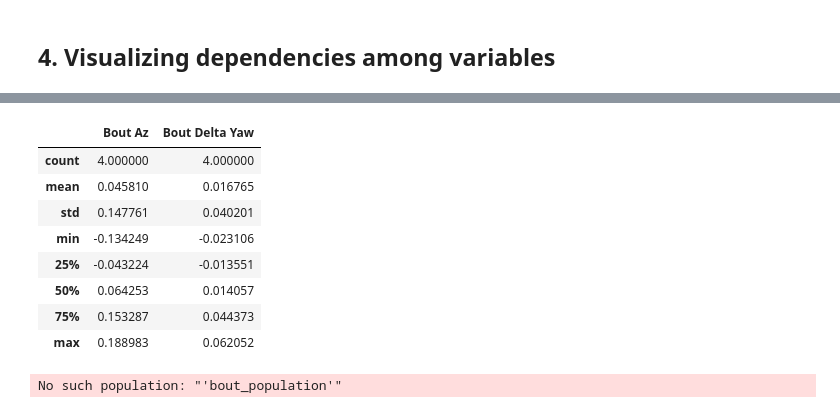
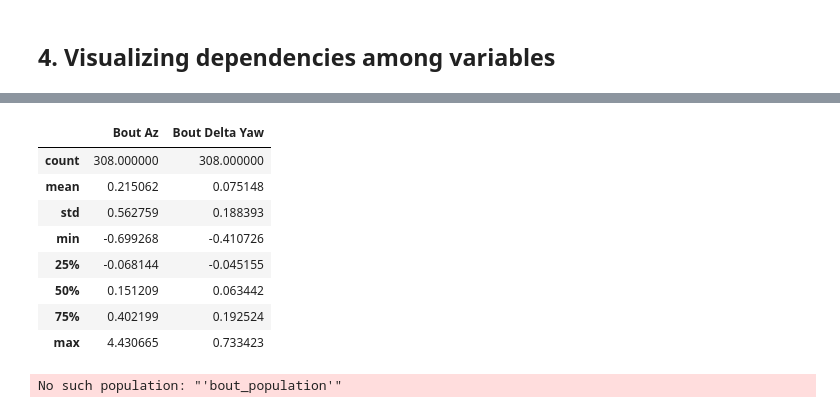
Before and after one commit to elifesciences-publications/PreycapMaster, a Jupyter notebook: Inversion_Analysis.ipynb, the cells around one changed output, grey strips where cells are left out. Cells and saved outputs as stored; diff of their text form; code cells hidden in the pictures.

```diff
--- a/Inversion_Analysis.ipynb
+++ b/Inversion_Analysis.ipynb
@@ -76,16 +77,16 @@ AttributeError: 'NoneType' object has no attribute 'describe'
 # %%
-df = %bql SELECT "Bout Az", "Bout Delta Yaw" FROM bout_table WHERE "Para Az Velocity" > 0 AND "Para Az" BETWEEN 0 AND .05
-df.describe()
+df2 = %bql SELECT "Bout Az", "Bout Delta Yaw" FROM "temp" WHERE "Para Az Velocity" < 0 AND "Para Az" BETWEEN 0 AND .1
+df2.describe()
 # %% [output]
 |  | Bout Az | Bout Delta Yaw |
-| count | 4.000000 | 4.000000 |
-| mean | 0.045810 | 0.016765 |
-| std | 0.147761 | 0.040201 |
-| min | -0.134249 | -0.023106 |
-| 25% | -0.043224 | -0.013551 |
-| 50% | 0.064253 | 0.014057 |
-| 75% | 0.153287 | 0.044373 |
-| max | 0.188983 | 0.062052 |
+| count | 308.000000 | 308.000000 |
+| mean | 0.215062 | 0.075148 |
+| std | 0.562759 | 0.188393 |
+| min | -0.699268 | -0.410726 |
+| 25% | -0.068144 | -0.045155 |
+| 50% | 0.151209 | 0.063442 |
+| 75% | 0.402199 | 0.192524 |
+| max | 4.430665 | 0.733423 |
 # %%
 %%bql
 .interactive_pairplot --population=bout_population
```
Also changed, not shown: parts of 10 cells of this notebook, 4 other files.
